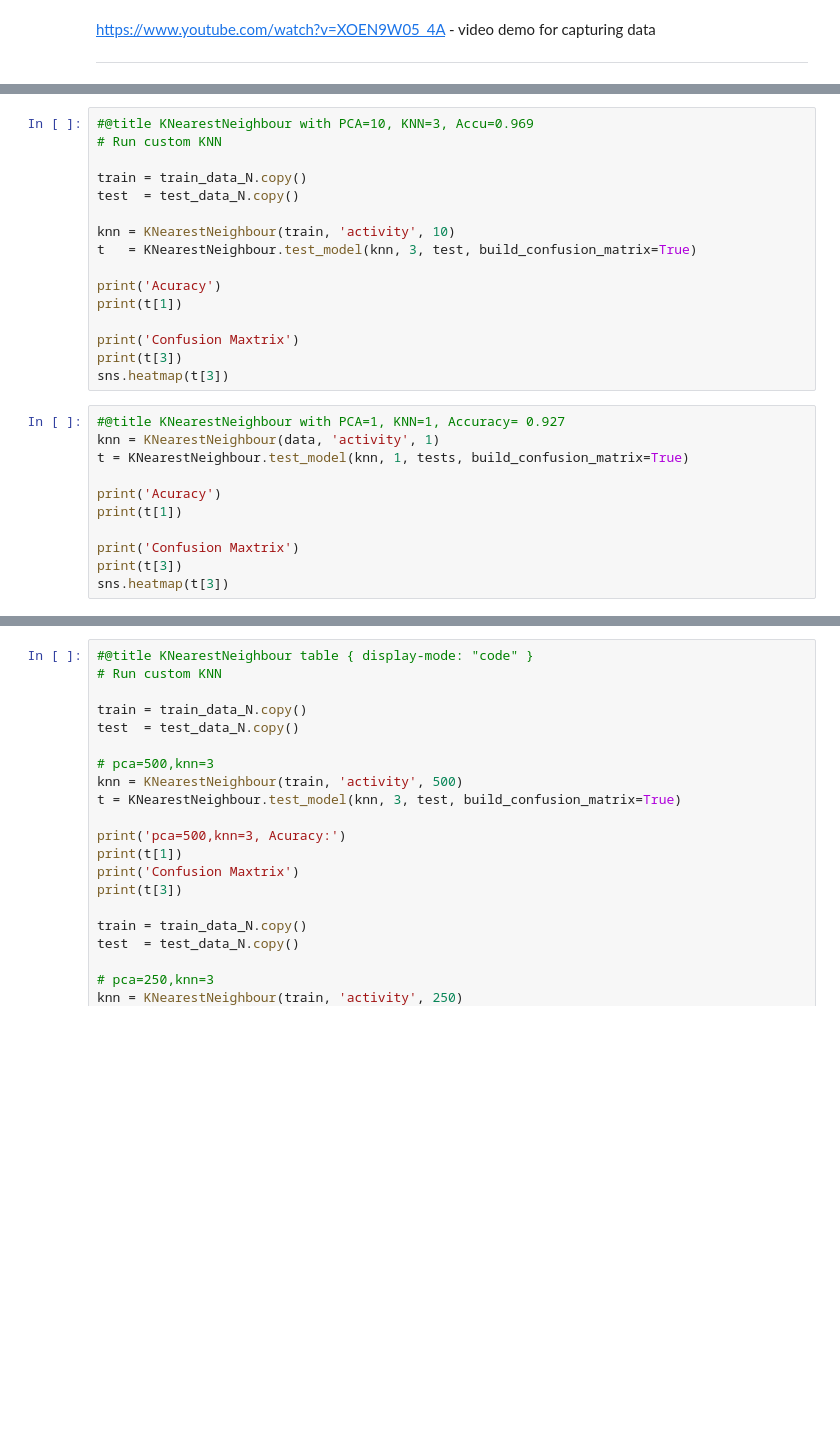
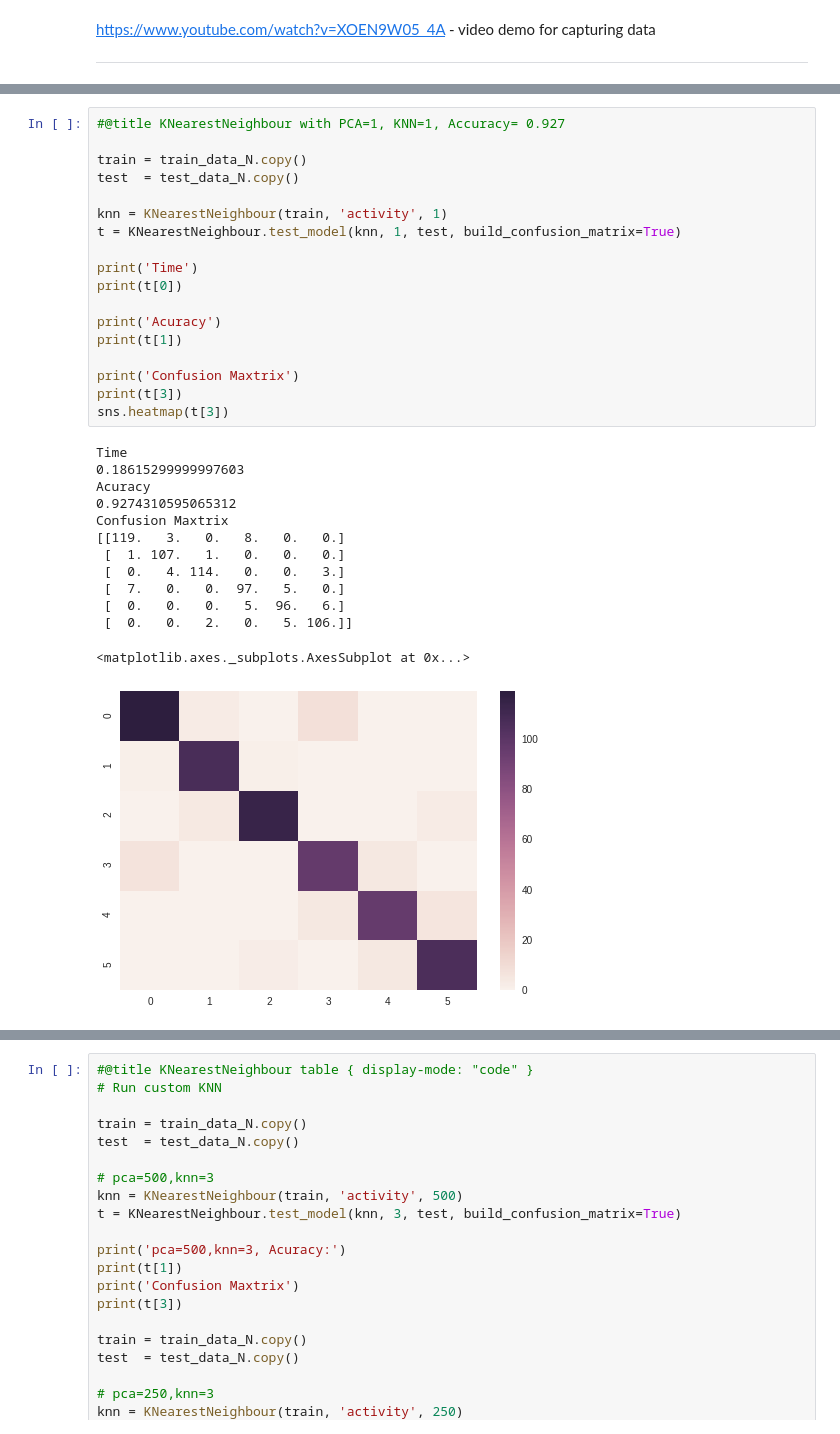
Before and after one commit to ntuananh/CS582_MachineLearning, a Jupyter notebook: MLProject.ipynb, the cells around one changed output, grey strips where cells are left out. Cells and saved outputs as stored; diff of their text form; blank space fills up the shorter version.

```diff
--- a/MLProject.ipynb
+++ b/MLProject.ipynb
@@ -378,27 +407,32 @@ class KNearestNeighbour:
 # %%
-#@title KNearestNeighbour with PCA=10, KNN=3, Accu=0.969
-# Run custom KNN
+#@title KNearestNeighbour with PCA=1, KNN=1, Accuracy= 0.927
 
 train = train_data_N.copy()
 test  = test_data_N.copy()
 
-knn = KNearestNeighbour(train, 'activity', 10)
-t   = KNearestNeighbour.test_model(knn, 3, test, build_confusion_matrix=True)
+knn = KNearestNeighbour(train, 'activity', 1)
+t = KNearestNeighbour.test_model(knn, 1, test, build_confusion_matrix=True)
+
+print('Time')
+print(t[0])
 
 print('Acuracy')
 print(t[1])
 
 print('Confusion Maxtrix')
 print(t[3])
 sns.heatmap(t[3])
+# %% [output]
+Time
+0.18615299999997603
+Acuracy
+0.9274310595065312
+Confusion Maxtrix
+[[119.   3.   0.   8.   0.   0.]
+ [  1. 107.   1.   0.   0.   0.]
+ [  0.   4. 114.   0.   0.   3.]
+ [  7.   0.   0.  97.   5.   0.]
+ [  0.   0.   0.   5.  96.   6.]
+ [  0.   0.   2.   0.   5. 106.]]
+<matplotlib.axes._subplots.AxesSubplot at 0x...>
+[figure, added]
-# %%
-#@title KNearestNeighbour with PCA=1, KNN=1, Accuracy= 0.927
-knn = KNearestNeighbour(data, 'activity', 1)
-t = KNearestNeighbour.test_model(knn, 1, tests, build_confusion_matrix=True)
-
-print('Acuracy')
-print(t[1])
-
-print('Confusion Maxtrix')
-print(t[3])
-sns.heatmap(t[3])
```
Also changed, not shown: parts of 9 cells of this notebook.
